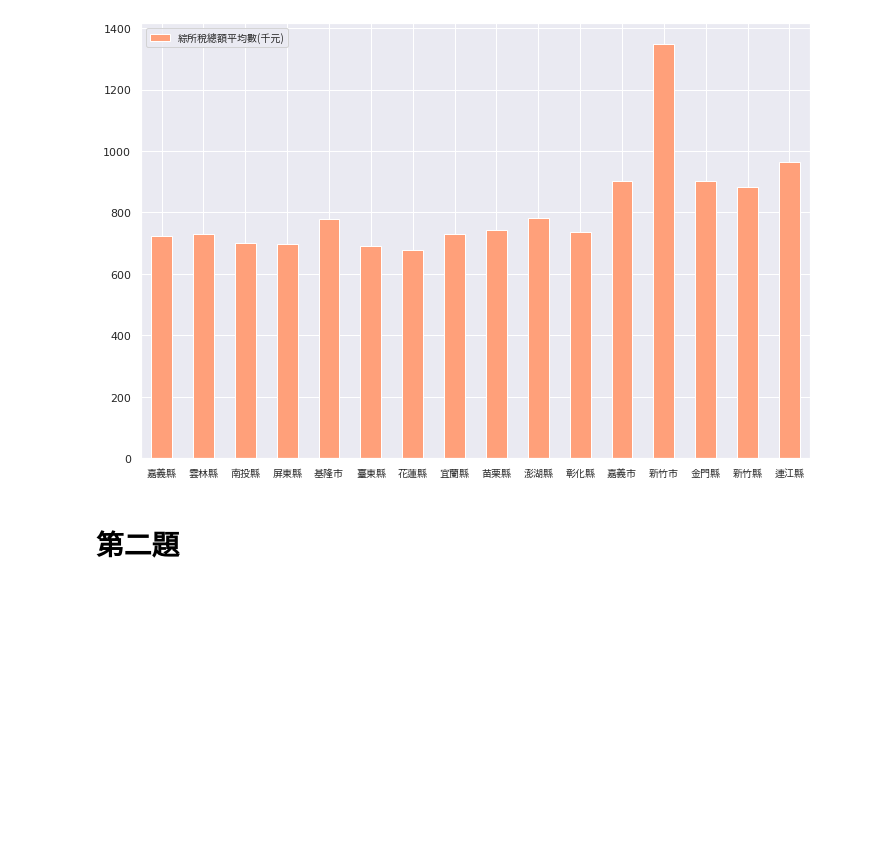
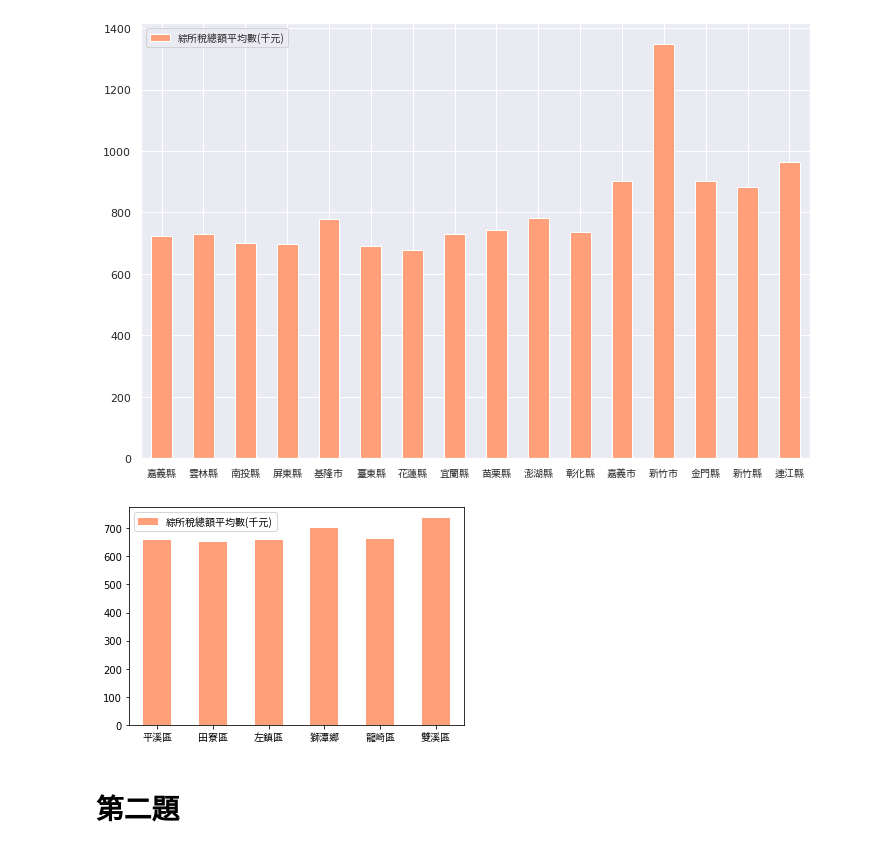
Before and after one commit to yee23456/AI_problem_analysis, a Jupyter notebook: 作業二_沈睿朋.ipynb, the cells around one changed output. Cells and saved outputs as stored; diff of their text form; code cells hidden in the pictures; blank space fills up the shorter version.

```diff
--- a/作業二_沈睿朋.ipynb
+++ b/作業二_沈睿朋.ipynb
@@ -126,6 +175,10 @@ city_6(city_older,'綜所稅總額平均數(千元)',[4,12,13,14,-4,-2])
 city_6(city_older,'綜所稅總額平均數(千元)',[i for i in range(22) if i not in [4,12,13,14,18,20]])
 # %% [output]
 [figure]
+# %%
+first_6(town_older,'綜所稅總額平均數(千元)')
+# %% [output]
+[figure, added]
 # %% [markdown]
 # 第二題
 # %%
```
Also changed, not shown: parts of 9 cells of this notebook.
